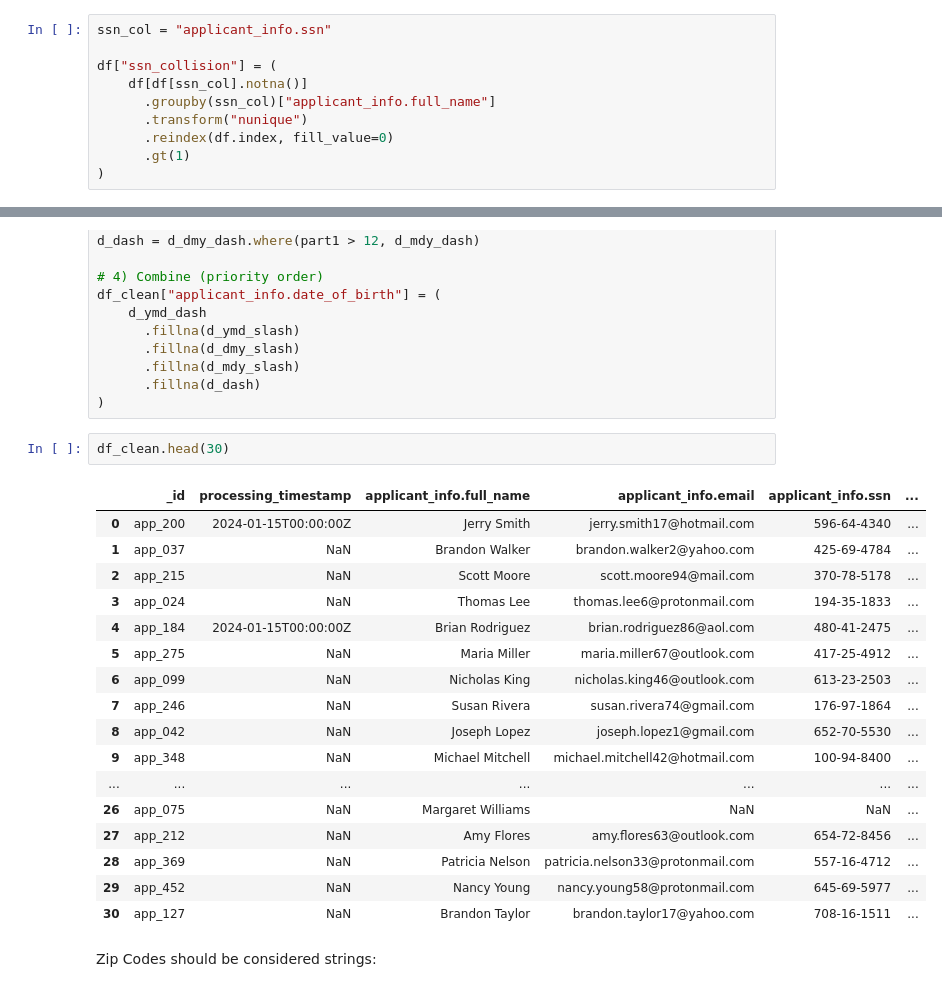
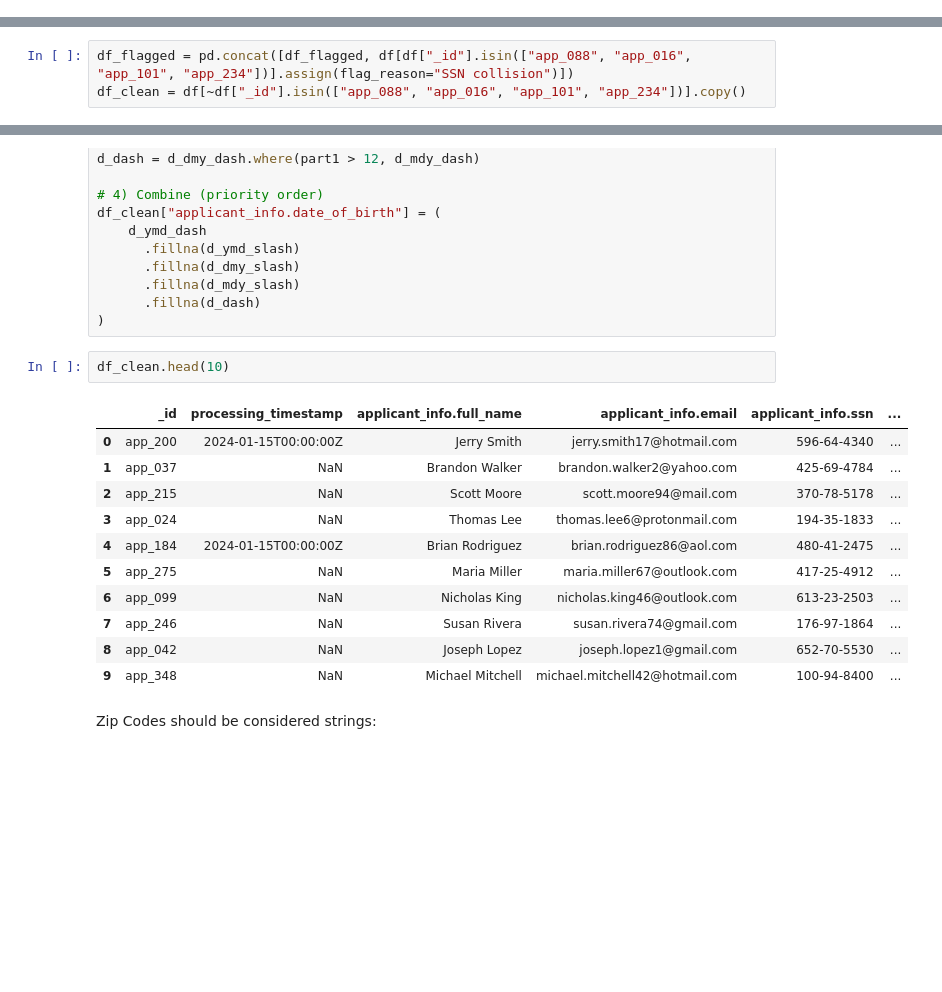
Before and after one commit to fmdmneves2003/data-ecosystems-project, a Jupyter notebook: notebooks/01-data-quality.ipynb, the cells around one changed output, grey strips where cells are left out. Cells and saved outputs as stored; diff of their text form; blank space fills up the shorter version.

```diff
--- a/notebooks/01-data-quality.ipynb
+++ b/notebooks/01-data-quality.ipynb
@@ -253,13 +250,3 @@ app_016 → Gary Wilson (M, 1959-12-11)
 app_101 → Sandra Smith (Female, 1997-03-23)
 
 app_234 → Samuel Hill (Male, 1976/01/29)
-# %%
-ssn_col = "applicant_info.ssn"
-
-df["ssn_collision"] = (
-    df[df[ssn_col].notna()]
-      .groupby(ssn_col)["applicant_info.full_name"]
-      .transform("nunique")
-      .reindex(df.index, fill_value=0)
-      .gt(1)
-)
@@ -282,0 +258,3 @@ df_clean.head()
+# %%
+df_flagged = pd.concat([df_flagged, df[df["_id"].isin(["app_088", "app_016", "app_101", "app_234"])].assign(flag_reason="SSN collision")])
+df_clean = df[~df["_id"].isin(["app_088", "app_016", "app_101", "app_234"])].copy()
@@ -378,25 +358,19 @@ df_clean["applicant_info.date_of_birth"] = (
       .fillna(d_dash)
 )
 # %%
-df_clean.head(30)
+df_clean.head(10)
 # %% [output]
 |  | _id | processing_timestamp | applicant_info.full_name | applicant_info.email | applicant_info.ssn | ... |
 | 0 | app_200 | 2024-01-15T00:00:00Z | Jerry Smith | jerry.smith17@hotmail.com | 596-64-4340 | ... |
 | 1 | app_037 | NaN | Brandon Walker | brandon.walker2@yahoo.com | 425-69-4784 | ... |
 | 2 | app_215 | NaN | Scott Moore | scott.moore94@mail.com | 370-78-5178 | ... |
 | 3 | app_024 | NaN | Thomas Lee | thomas.lee6@protonmail.com | 194-35-1833 | ... |
 | 4 | app_184 | 2024-01-15T00:00:00Z | Brian Rodriguez | brian.rodriguez86@aol.com | 480-41-2475 | ... |
 | 5 | app_275 | NaN | Maria Miller | maria.miller67@outlook.com | 417-25-4912 | ... |
 | 6 | app_099 | NaN | Nicholas King | nicholas.king46@outlook.com | 613-23-2503 | ... |
 | 7 | app_246 | NaN | Susan Rivera | susan.rivera74@gmail.com | 176-97-1864 | ... |
 | 8 | app_042 | NaN | Joseph Lopez | joseph.lopez1@gmail.com | 652-70-5530 | ... |
 | 9 | app_348 | NaN | Michael Mitchell | michael.mitchell42@hotmail.com | 100-94-8400 | ... |
-| ... | ... | ... | ... | ... | ... | ... |
-| 26 | app_075 | NaN | Margaret Williams | NaN | NaN | ... |
-| 27 | app_212 | NaN | Amy Flores | amy.flores63@outlook.com | 654-72-8456 | ... |
-| 28 | app_369 | NaN | Patricia Nelson | patricia.nelson33@protonmail.com | 557-16-4712 | ... |
-| 29 | app_452 | NaN | Nancy Young | nancy.young58@protonmail.com | 645-69-5977 | ... |
-| 30 | app_127 | NaN | Brandon Taylor | brandon.taylor17@yahoo.com | 708-16-1511 | ... |
 # %% [markdown]
 Zip Codes should be considered strings:
 # %%
```
Also changed, not shown: parts of 88 cells of this notebook, 2 other files.
